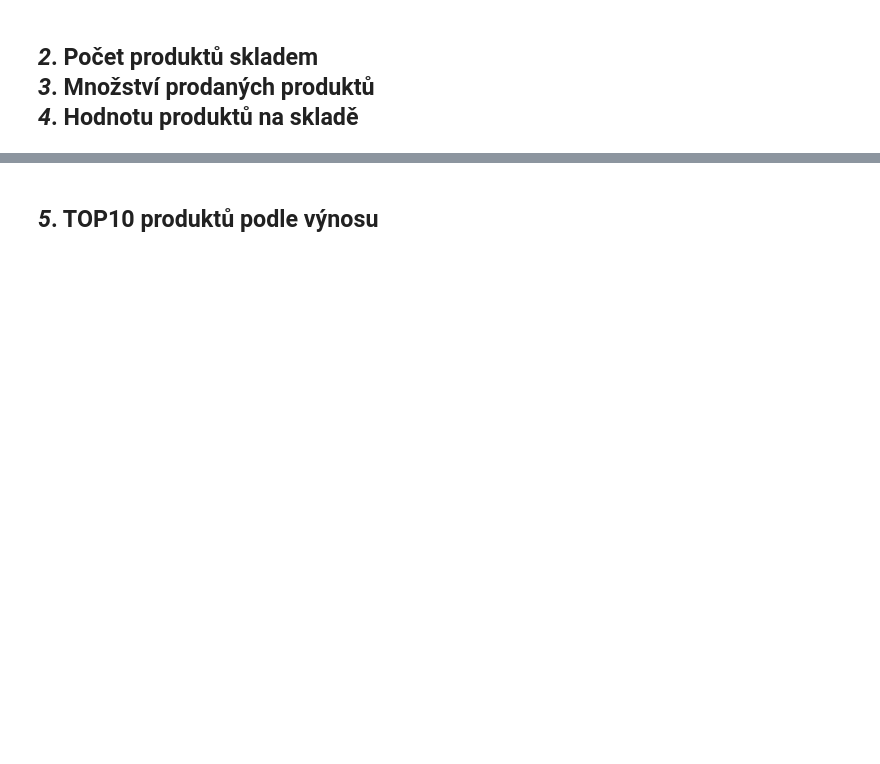
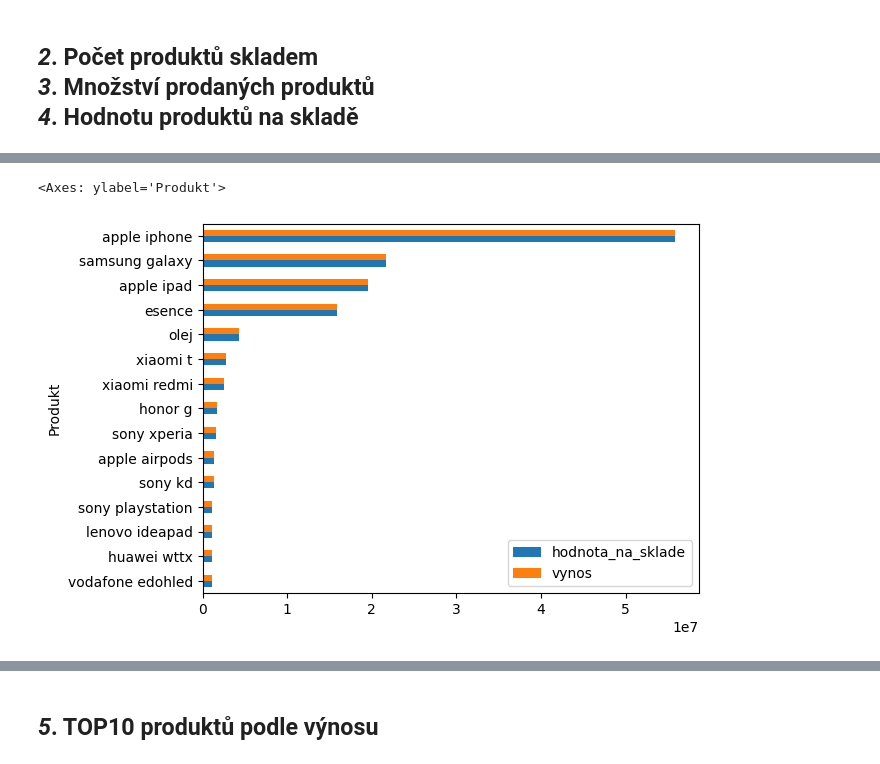
Before and after one commit to nowakovad-stack/DAPYTPCS20251013, a Jupyter notebook: training/pyA_business-analyza.ipynb, the cells around one changed output, grey strips where cells are left out. Saved outputs shown, nothing was run; the diff lists cells and outputs as text; code cells hidden in the pictures; blank space fills up the shorter version.

```diff
--- a/training/pyA_business-analyza.ipynb
+++ b/training/pyA_business-analyza.ipynb
@@ -83,3 +407,7 @@ počet položek produktu; TOP15
 *3*. Množství prodaných produktů
 *4*. Hodnotu produktů na skladě
 -----------------------------------------------
+# %%
+produkty = sklad[[COL_PRODUKT, COL_SKLADEM, COL_HODNOTA, COL_VYNOS]] \
+    .groupby(COL_PRODUKT).sum()
+produkty
@@ -85,0 +429,5 @@ počet položek produktu; TOP15
+# %%
+produkty[[COL_HODNOTA, COL_VYNOS]].sort_values(COL_HODNOTA).tail(15).plot.barh()
+# %% [output]
+<Axes: ylabel='Produkt'>
+[figure, added]
```
Also changed, not shown: parts of 27 cells of this notebook, 9 other files.
